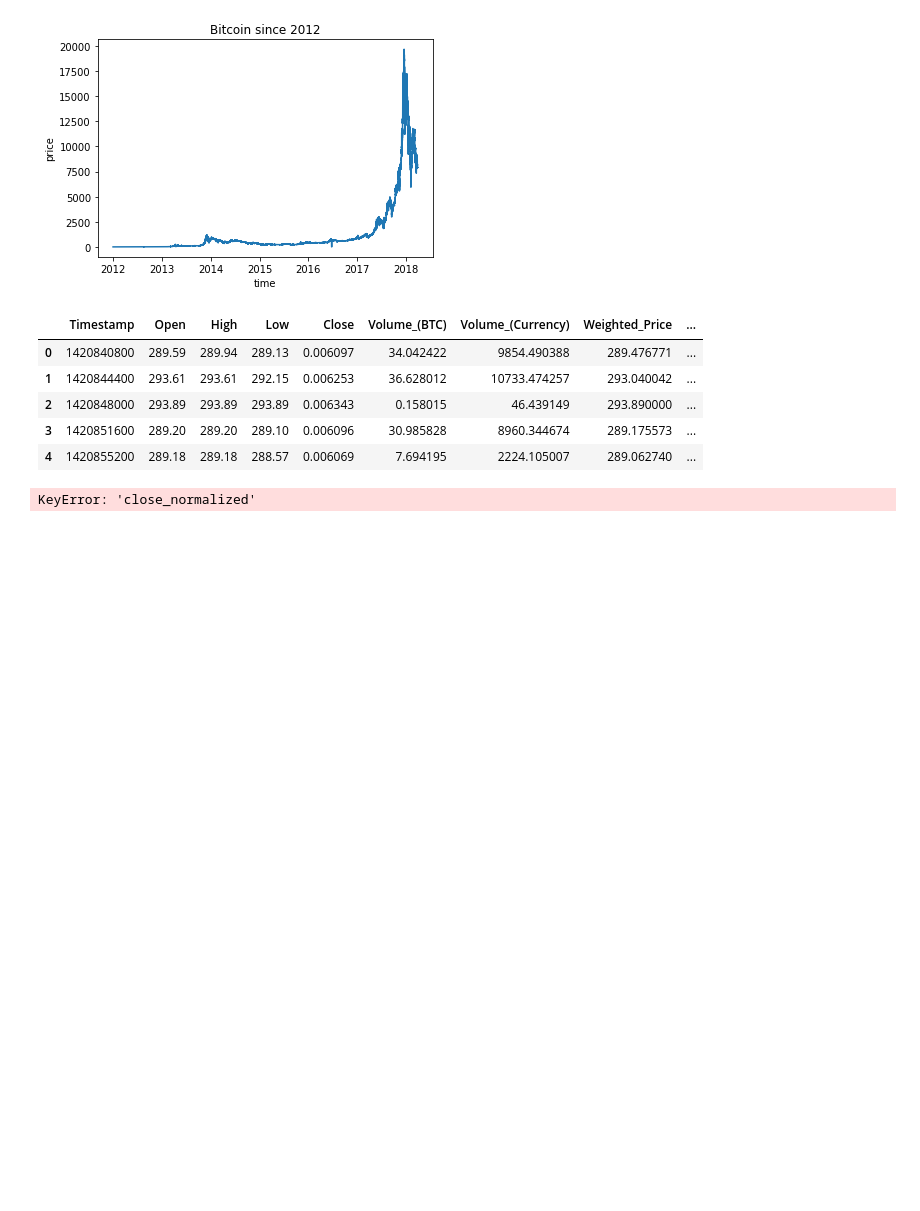
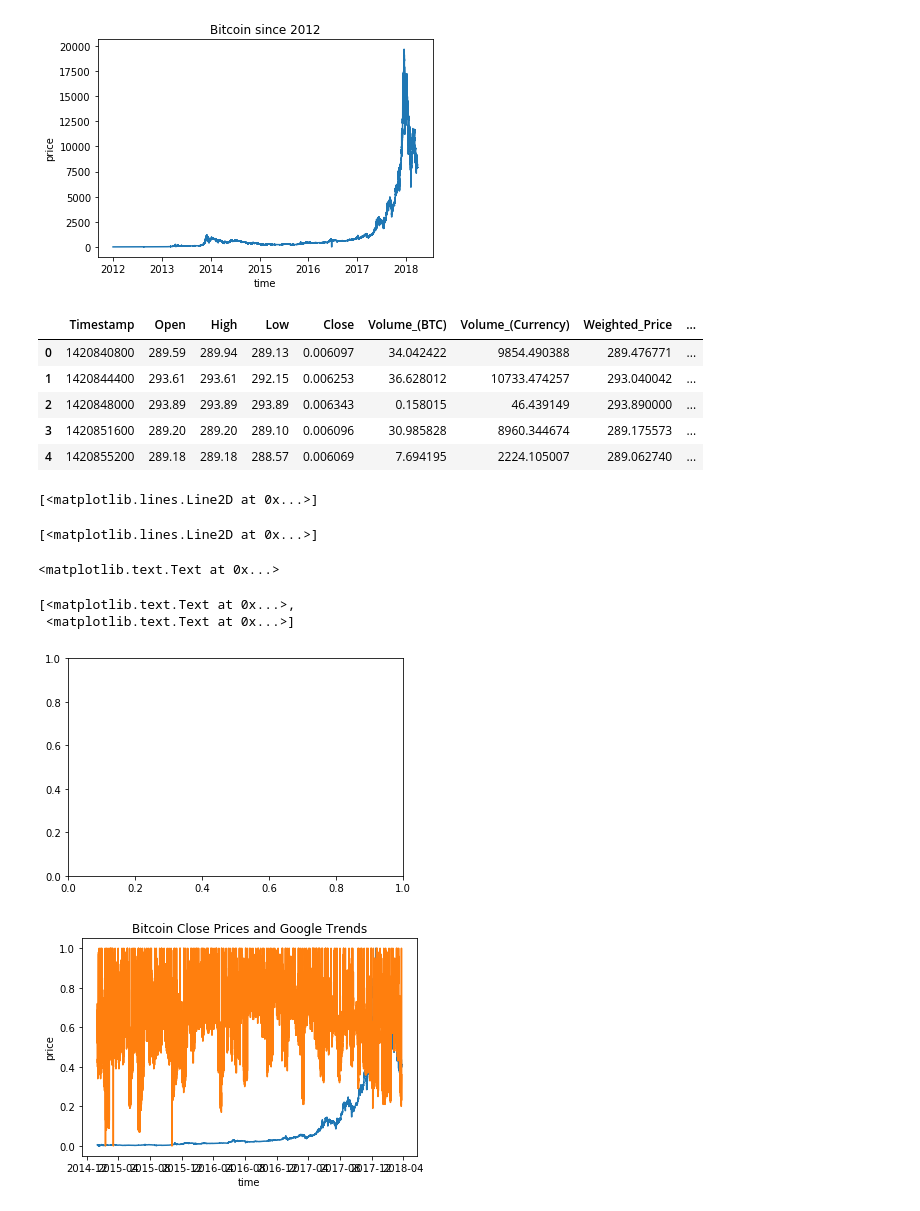
Before and after one commit to shoyasaxa/Crypto-Spikes, a Jupyter notebook: analyze_data.ipynb, the cells around one changed output. Cells and saved outputs as stored; diff of their text form; code cells hidden in the pictures; blank space fills up the shorter version.

```diff
--- a/analyze_data.ipynb
+++ b/analyze_data.ipynb
@@ -63,22 +63,29 @@ plt.show()
 # %%
 from sklearn import preprocessing
 
 btc_and_trends_df_hourly = pd.merge(left=btc_df, left_on="Timestamp", right=google_trends_df, right_on="Timestamp")
 min_max_scaler=preprocessing.MinMaxScaler()
+#change so that it just creates a new column
 btc_and_trends_df_hourly[['Close','Bitcoin']] = min_max_scaler.fit_transform(btc_and_trends_df_hourly[['Close','Bitcoin']])
 btc_and_trends_df_hourly.head()
 
 fig, ax = plt.subplots()
-ax.plot(btc_and_trends_df_hourly["Date"], btc_and_trends_df_hourly["close_normalized"])
-ax.plot(btc_and_trends_df_hourly["Date"], btc_and_trends_df_hourly["btc_trends_normalized"])
+ax.plot(btc_and_trends_df_hourly["Date"], btc_and_trends_df_hourly["Close"])
+ax.plot(btc_and_trends_df_hourly["Date"], btc_and_trends_df_hourly["Bitcoin"])
 ax.set_title("Bitcoin Close Prices and Google Trends")
 ax.set(ylabel="price",xlabel="time")
 plt.show()
 # %% [output]
 |  | Timestamp | Open | High | Low | Close | Volume_(BTC) | Volume_(Currency) | Weighted_Price | ... |
 | 0 | 1420840800 | 289.59 | 289.94 | 289.13 | 0.006097 | 34.042422 | 9854.490388 | 289.476771 | ... |
 | 1 | 1420844400 | 293.61 | 293.61 | 292.15 | 0.006253 | 36.628012 | 10733.474257 | 293.040042 | ... |
 | 2 | 1420848000 | 293.89 | 293.89 | 293.89 | 0.006343 | 0.158015 | 46.439149 | 293.890000 | ... |
 | 3 | 1420851600 | 289.20 | 289.20 | 289.10 | 0.006096 | 30.985828 | 8960.344674 | 289.175573 | ... |
 | 4 | 1420855200 | 289.18 | 289.18 | 288.57 | 0.006069 | 7.694195 | 2224.105007 | 289.062740 | ... |
-KeyError: 'close_normalized'
+[<matplotlib.lines.Line2D at 0x...>]
+[<matplotlib.lines.Line2D at 0x...>]
+<matplotlib.text.Text at 0x...>
+[<matplotlib.text.Text at 0x...>,
+ <matplotlib.text.Text at 0x...>]
+[figure, added]
+[figure, added]
```
